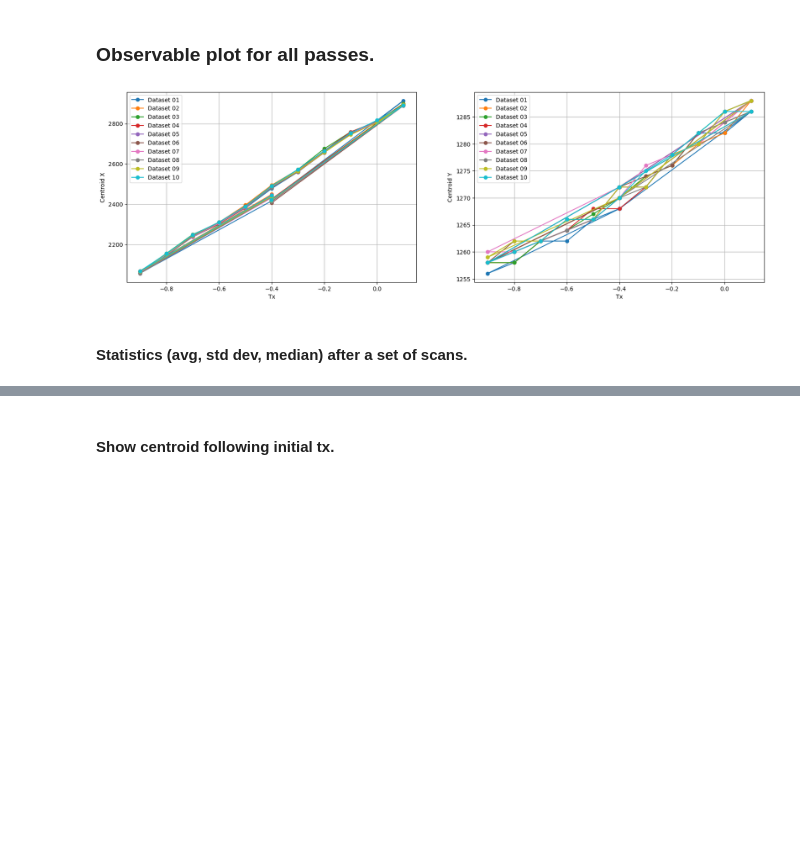
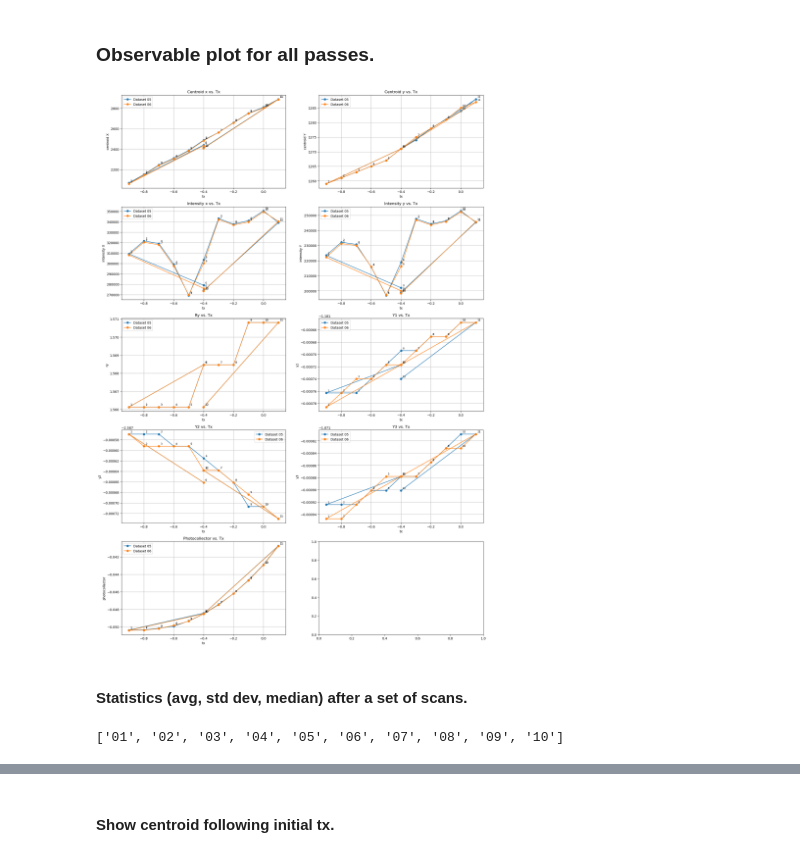
Before and after one commit to lnls-ids/cax-scripts, a Jupyter notebook: scan_read_hdf5.ipynb, the cells around one changed output, grey strips where cells are left out. Cells and saved outputs as stored; diff of their text form; code cells hidden in the pictures; blank space fills up the shorter version.

Commit message:
scan_read_hdf5.ipynb: added functions to plot multiple graphs of motor positions as a function of scanned variable.

```diff
--- a/scan_read_hdf5.ipynb
+++ b/scan_read_hdf5.ipynb
@@ -625,35 +680,33 @@ Loaded 10 files matching pattern 'mirror_tx_pass[01][0-9]*' from '/home/arnaldo.
 # %% [markdown]
 ### Observable plot for all passes.
 # %%
-# observable = 'fwhm'
-# observable = 'intensity'
-observable = 'centroid'
-# observable = 'photocollector'
-# observable = 'z_pos'
+# observables = ['centroid']
+observables = [
+    'ry', 'y1', 'y2', 'y3',
+    'photocollector',
+    'centroid',
+    # 'fwhm',
+    'intensity'
+    ]
 
-pass_interval = (0, 10)
-item_interval = (0, 13)
+pass_interval = (4, 5)
+item_interval = (0, 13)  # (1, 12)
 
 # Chose set interval of scans to plot.
 first_pass, last_pass = pass_interval
-sel_items = dict(list(data.items())[first_pass:last_pass+1])
-
-if observable in ['intensity']:
-    gr = 3
-    labels = ['Peak', 'by mask', 'FWHM norm']
-elif observable in ['centroid', 'fwhm']:
-    gr = 2
-    labels = ['X', 'Y']
-else:
-    gr = 1
-    labels = ['X']
+# sel_data = data
+sel_data = dict(list(data.items())[first_pass:last_pass+1])
 
 fr, upto = item_interval
-scan_plot(sel_items, observable, first_item=fr, last_item=upto,
-          gr=gr, labels=labels)
+
+scan_plot(sel_data, observables, first_item=fr, last_item=upto)
 # %% [output]
-[figure, old version]
+[figure, new version]
 # %% [markdown]
 #### Statistics (avg, std dev, median) after a set of scans.
 # %%
 stats = observable_statistics(data, observable)
+# %%
+list(data.keys())
+# %% [output]
+['01', '02', '03', '04', '05', '06', '07', '08', '09', '10']
```
Also changed, not shown: parts of 15 cells of this notebook.
